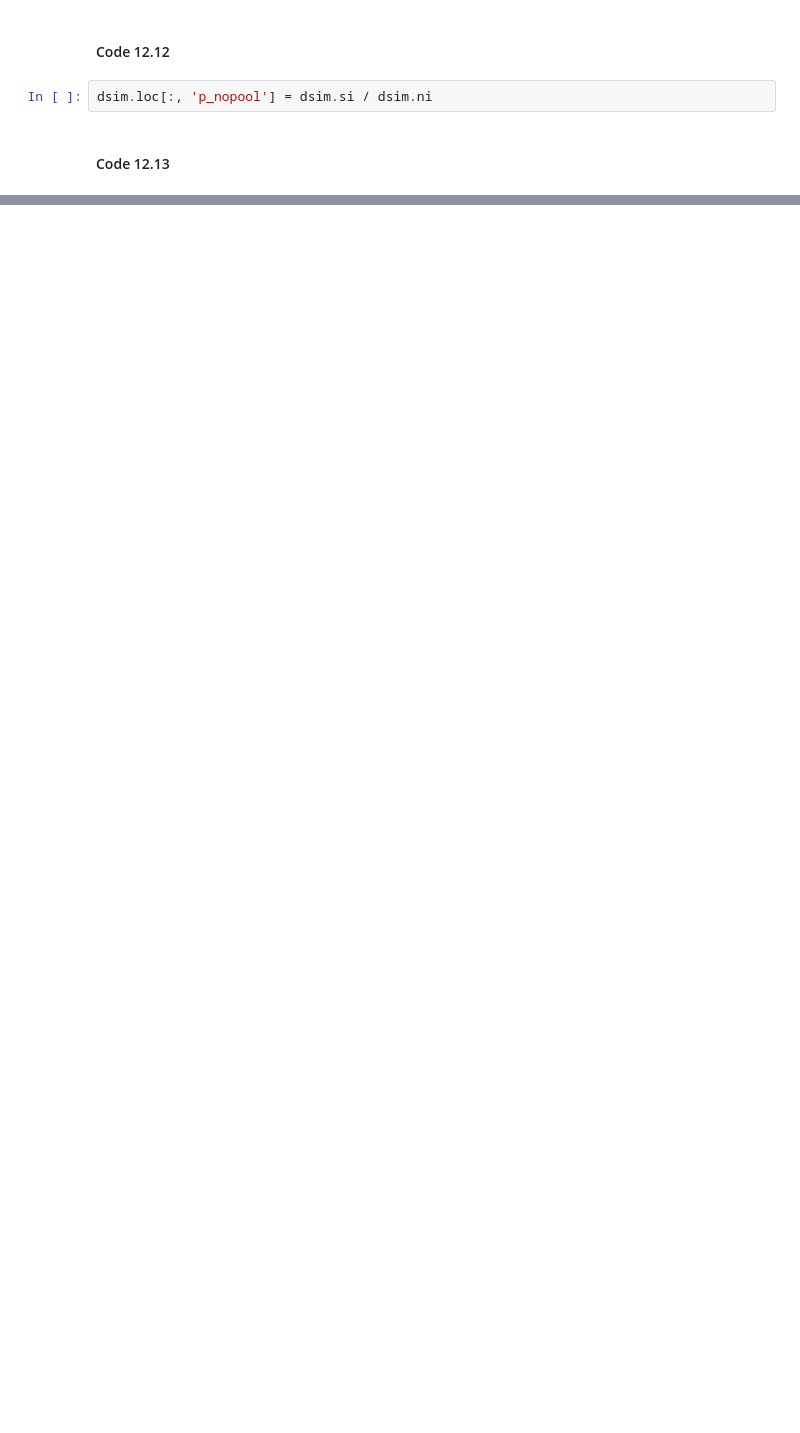
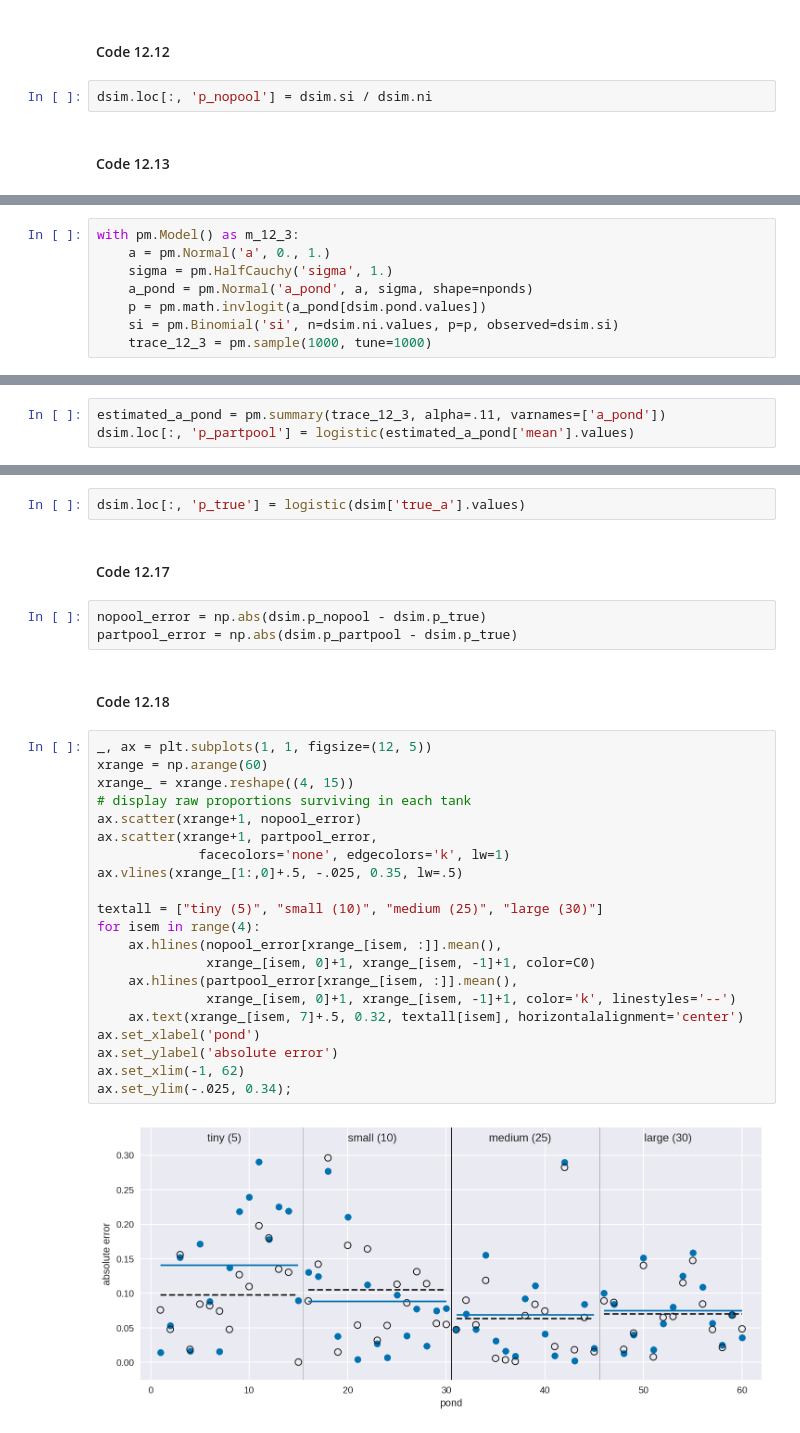
Before and after one commit to aloctavodia/Statistical-Rethinking-with-Python-and-PyMC3, a Jupyter notebook: Chp_12.ipynb, the cells around one changed output, grey strips where cells are left out. Cells and saved outputs as stored; diff of their text form; blank space fills up the shorter version.

```diff
--- a/Chp_12.ipynb
+++ b/Chp_12.ipynb
@@ -170,0 +149,8 @@ dsim
+# %%
+with pm.Model() as m_12_3:
+    a = pm.Normal('a', 0., 1.)
+    sigma = pm.HalfCauchy('sigma', 1.)
+    a_pond = pm.Normal('a_pond', a, sigma, shape=nponds)
+    p = pm.math.invlogit(a_pond[dsim.pond.values])
+    si = pm.Binomial('si', n=dsim.ni.values, p=p, observed=dsim.si)
+    trace_12_3 = pm.sample(1000, tune=1000)
@@ -172,0 +175,3 @@ dsim
+# %%
+estimated_a_pond = pm.summary(trace_12_3, alpha=.11, varnames=['a_pond'])
+dsim.loc[:, 'p_partpool'] = logistic(estimated_a_pond['mean'].values)
@@ -172,0 +180,32 @@ dsim
+# %%
+dsim.loc[:, 'p_true'] = logistic(dsim['true_a'].values)
+# %% [markdown]
+#### Code 12.17
+# %%
+nopool_error = np.abs(dsim.p_nopool - dsim.p_true)
+partpool_error = np.abs(dsim.p_partpool - dsim.p_true)
+# %% [markdown]
+#### Code 12.18
+# %%
+_, ax = plt.subplots(1, 1, figsize=(12, 5))
+xrange = np.arange(60)
+xrange_ = xrange.reshape((4, 15))
+# display raw proportions surviving in each tank
+ax.scatter(xrange+1, nopool_error)
+ax.scatter(xrange+1, partpool_error,
+             facecolors='none', edgecolors='k', lw=1)
+ax.vlines(xrange_[1:,0]+.5, -.025, 0.35, lw=.5)
+
+textall = ["tiny (5)", "small (10)", "medium (25)", "large (30)"]
+for isem in range(4):
+    ax.hlines(nopool_error[xrange_[isem, :]].mean(),
+              xrange_[isem, 0]+1, xrange_[isem, -1]+1, color=C0)
+    ax.hlines(partpool_error[xrange_[isem, :]].mean(),
+              xrange_[isem, 0]+1, xrange_[isem, -1]+1, color='k', linestyles='--')
+    ax.text(xrange_[isem, 7]+.5, 0.32, textall[isem], horizontalalignment='center')
+ax.set_xlabel('pond')
+ax.set_ylabel('absolute error')
+ax.set_xlim(-1, 62)
+ax.set_ylim(-.025, 0.34);
+# %% [output]
+[figure, added]
```
Also changed, not shown: parts of 24 cells of this notebook.
